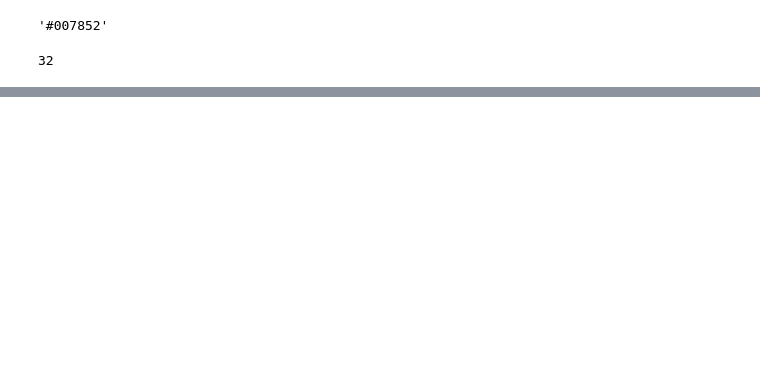
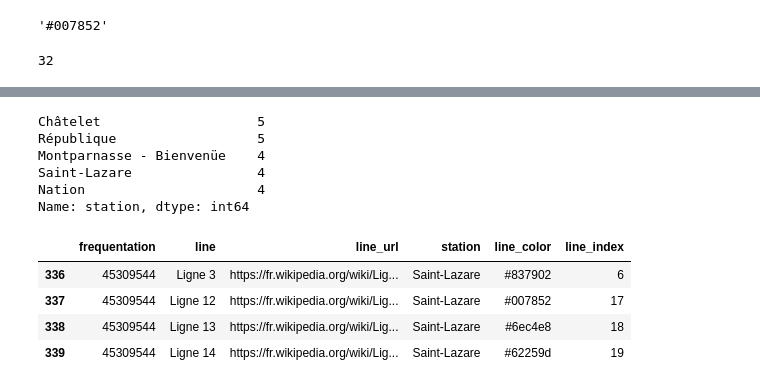
Before and after one commit to BenjaminHabert/Paris_Subway_Dataviz, a Jupyter notebook: notebooks/2018-06-05_brouillon.ipynb, the cells around one changed output, grey strips where cells are left out. Cells and saved outputs as stored; diff of their text form; code cells hidden in the pictures; blank space fills up the shorter version.

```diff
--- a/notebooks/2018-06-05_brouillon.ipynb
+++ b/notebooks/2018-06-05_brouillon.ipynb
@@ -148,0 +165,18 @@ int(re.findall('\d+', 'Ligne 32bis')[0])
+# %%
+stations['station'].value_counts().head()
+# %% [output]
+Châtelet                    5
+République                  5
+Montparnasse - Bienvenüe    4
+Saint-Lazare                4
+Nation                      4
+Name: station, dtype: int64
+# %%
+sample = stations.loc[stations['station'] == 'Saint-Lazare']
+sample
+# %% [output]
+|  | frequentation | line | line_url | station | line_color | line_index |
+| 336 | 45309544 | Ligne 3 | https://fr.wikipedia.org/wiki/Lig... | Saint-Lazare | #837902 | 6 |
+| 337 | 45309544 | Ligne 12 | https://fr.wikipedia.org/wiki/Lig... | Saint-Lazare | #007852 | 17 |
+| 338 | 45309544 | Ligne 13 | https://fr.wikipedia.org/wiki/Lig... | Saint-Lazare | #6ec4e8 | 18 |
+| 339 | 45309544 | Ligne 14 | https://fr.wikipedia.org/wiki/Lig... | Saint-Lazare | #62259d | 19 |
```
Also changed, not shown: parts of 7 cells of this notebook, 3 other files.
